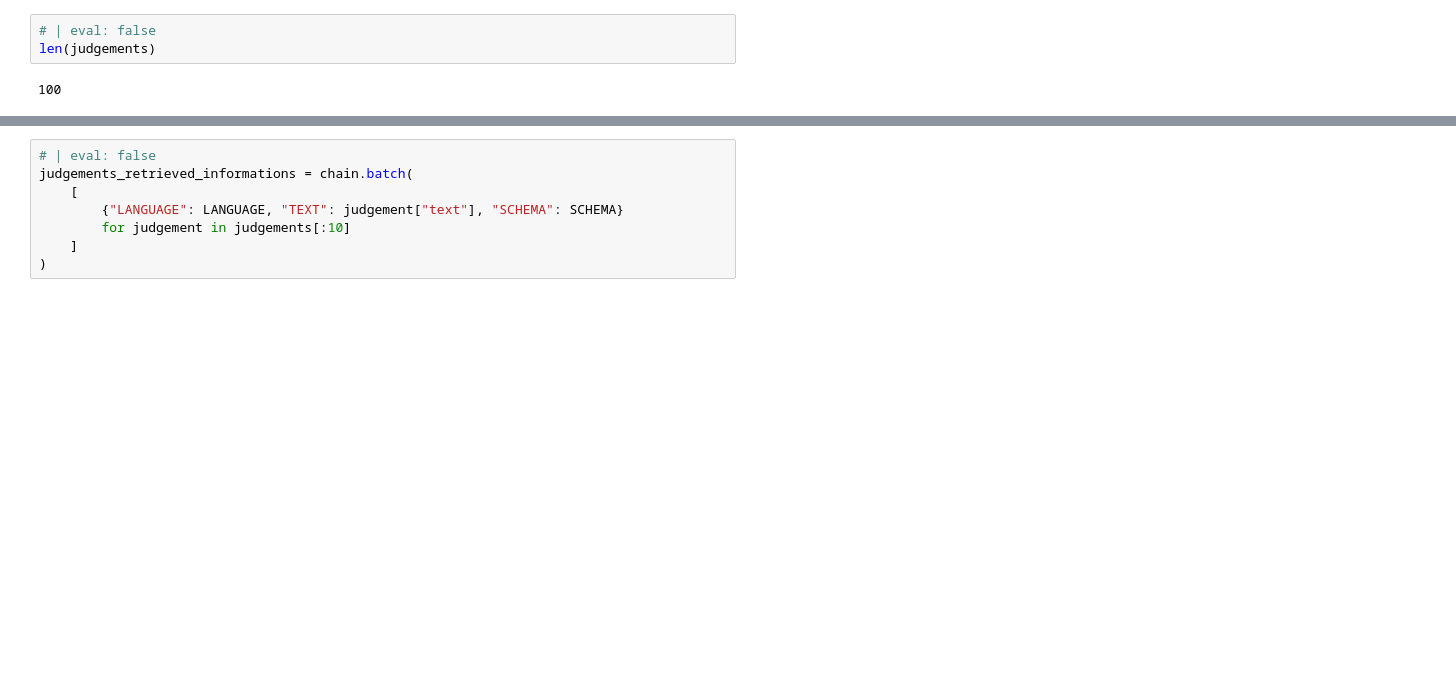
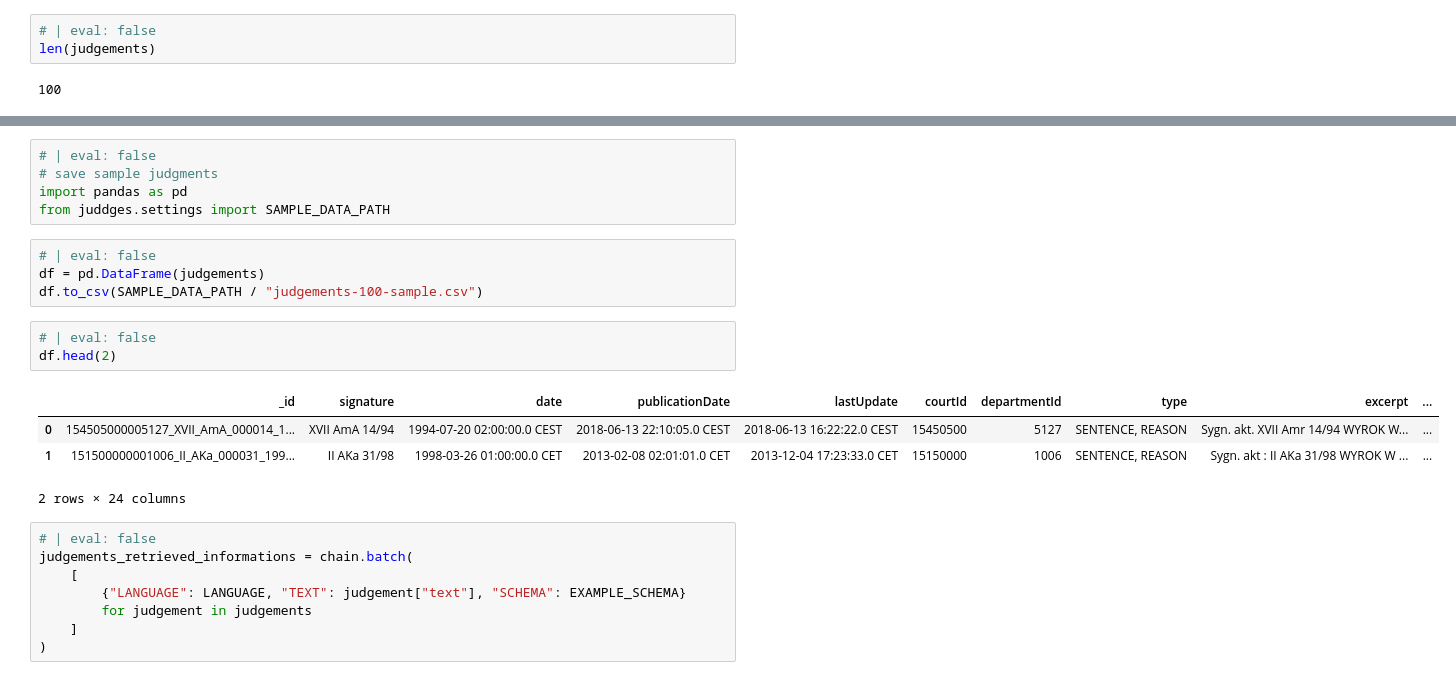
Before and after one commit to pwr-ai/JuDDGES, a Jupyter notebook: nbs/Data/00_prepare_instruction_dataset_for_ir.ipynb, the cells around one changed output, grey strips where cells are left out. Saved outputs shown, nothing was run; the diff lists cells and outputs as text; blank space fills up the shorter version.

```diff
--- a/nbs/Data/00_prepare_instruction_dataset_for_ir.ipynb
+++ b/nbs/Data/00_prepare_instruction_dataset_for_ir.ipynb
@@ -147,8 +160,25 @@ Mając wszystko to na uwadze, a także z uwagi na treśćart. 452 § 1 kpk– na
+# %%
+# | eval: false
+# save sample judgments
+import pandas as pd
+from juddges.settings import SAMPLE_DATA_PATH
+# %%
+# | eval: false
+df = pd.DataFrame(judgements)
+df.to_csv(SAMPLE_DATA_PATH / "judgements-100-sample.csv")
+# %%
+# | eval: false
+df.head(2)
+# %% [output]
+|  | _id | signature | date | publicationDate | lastUpdate | courtId | departmentId | type | excerpt | ... |
+| 0 | 154505000005127_XVII_AmA_000014_1... | XVII AmA 14/94 | 1994-07-20 02:00:00.0 CEST | 2018-06-13 22:10:05.0 CEST | 2018-06-13 16:22:22.0 CEST | 15450500 | 5127 | SENTENCE, REASON | Sygn. akt. XVII Amr 14/94 WYROK W... | ... |
+| 1 | 151500000001006_II_AKa_000031_199... | II AKa 31/98 | 1998-03-26 01:00:00.0 CET | 2013-02-08 02:01:01.0 CET | 2013-12-04 17:23:33.0 CET | 15150000 | 1006 | SENTENCE, REASON | Sygn. akt : II AKa 31/98 WYROK W ... | ... |
+2 rows × 24 columns
 # %%
 # | eval: false
 judgements_retrieved_informations = chain.batch(
     [
-        {"LANGUAGE": LANGUAGE, "TEXT": judgement["text"], "SCHEMA": SCHEMA}
-        for judgement in judgements[:10]
+        {"LANGUAGE": LANGUAGE, "TEXT": judgement["text"], "SCHEMA": EXAMPLE_SCHEMA}
+        for judgement in judgements
     ]
 )
```
Also changed, not shown: parts of 14 cells of this notebook, 6 other files.
